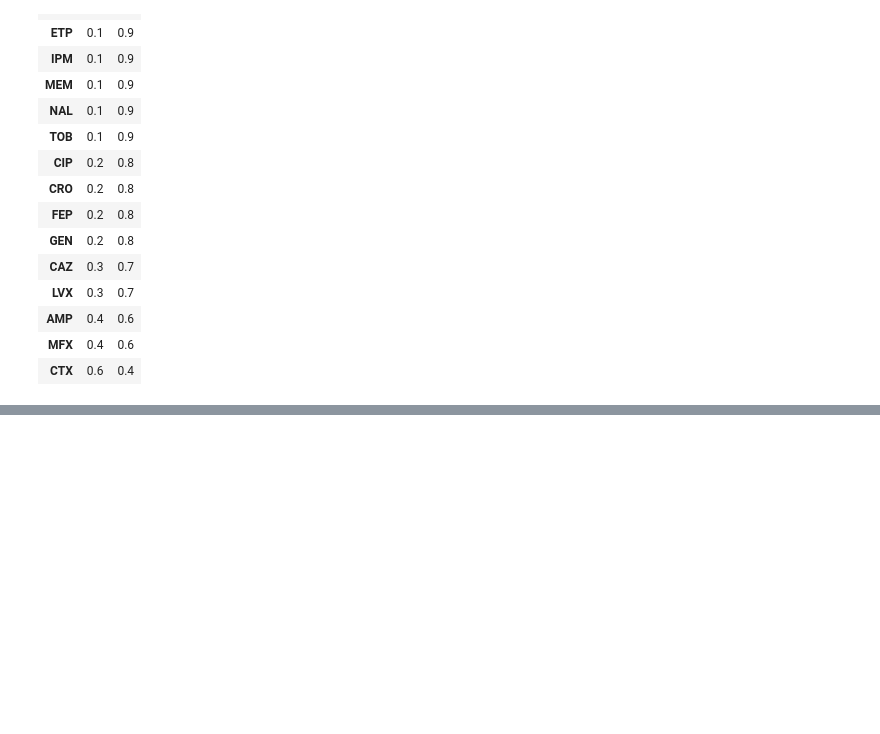
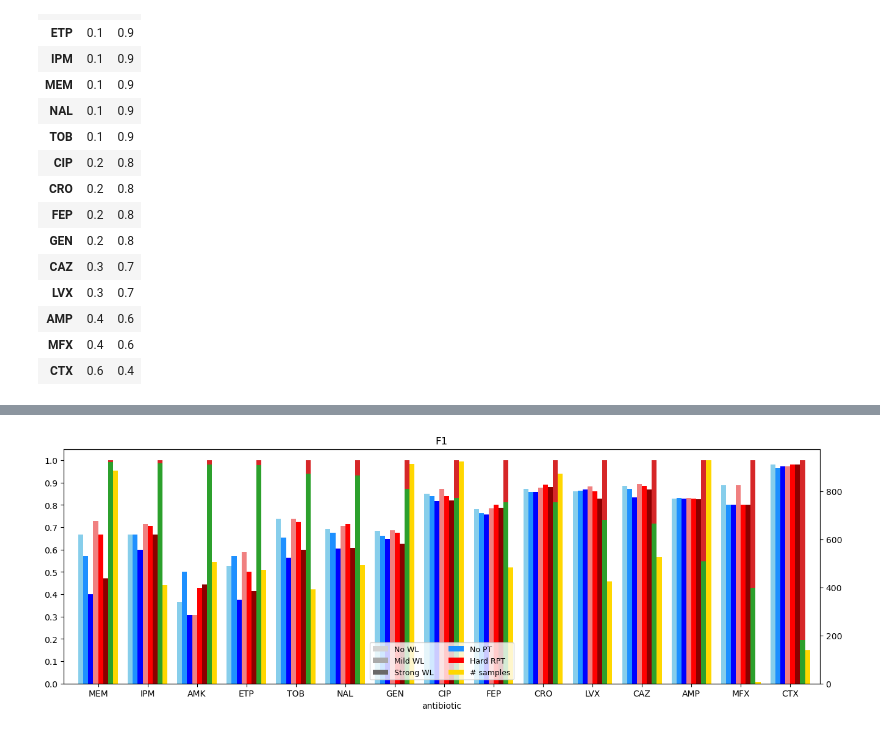
Before and after one commit to jespeols/ARFusion, a Jupyter notebook: data_vis.ipynb, the cells around one changed output, grey strips where cells are left out. Saved outputs shown, nothing was run; the diff lists cells and outputs as text; code cells hidden in the pictures; blank space fills up the shorter version.

```diff
--- a/data_vis.ipynb
+++ b/data_vis.ipynb
@@ -137,0 +201,14 @@ plt.show()
+# %%
+ab_stats_list = [r['ab_stats'].set_index('antibiotic') for r in results]
+res_df_ab = pd.concat(ab_stats_list, keys=model_names, names=['model']).unstack(level=0)
+res_df_ab
+reduce_cols = ['num_masked_tot', 'num_masked_S', 'num_masked_R']
+df_tmp = res_df_ab.drop(reduce_cols, axis=1)
+for i, col in enumerate(reduce_cols):
+    df_tmp.insert(i, col, res_df_ab[col].agg('mean', axis=1))
+res_df_ab = df_tmp
+S_share = res_df_ab['num_masked_S'] / res_df_ab['num_masked_tot']
+R_share = res_df_ab['num_masked_R'] / res_df_ab['num_masked_tot']
+res_df_ab[['S_share', 'R_share']] = pd.concat([S_share, R_share], axis=1)
+res_df_ab = res_df_ab.sort_values(by='S_share', ascending=False)
+res_df_ab
@@ -137,0 +235,25 @@ plt.show()
+# %%
+fig, ax = plt.subplots(figsize=(16, 5))
+
+ax2 = ax.twinx()
+metric = 'F1'
+bar_width = 0.1
+for i, model in enumerate(model_names):
+    res_df_ab[metric][model].plot(kind='bar', ax=ax, color=colors[i], position=-i+4, width=bar_width, label=model, legend=False, rot=0)
+
+res_df_ab[['S_share', 'R_share']].plot(kind='bar', ax=ax, position=-2, stacked=True, width=bar_width, color=['tab:green', 'tab:red'], rot=0, legend=False)
+res_df_ab['num_masked_tot'].plot(kind='bar', ax=ax2, color='gold', label='Total masked', position=-3, width=bar_width, legend=False, rot=0)
+ax.set_xlim(-0.7, len(res_df_ab.index)-0.4)
+ax.set_title(metric)
+ax.set_yticks(np.arange(0, 1.1, 0.1))
+
+n_samples = Rectangle((0,0),1,1,fc="gold")
+
+handles = [no_wl, mild_wl, wl, no_pt, rpt, n_samples]
+labels = ['No WL', 'Mild WL', 'Strong WL', 'No PT', 'Hard RPT', '# samples']
+# ax.legend(handles, labels, loc='lower center', fontsize=9, ncols=2)
+ax2.legend(handles, labels, loc='lower center', fontsize=9, ncols=2)
+
+plt.show()
+# %% [output]
+[figure, added]
```
Also changed, not shown: parts of 20 cells of this notebook, 1 other file.
